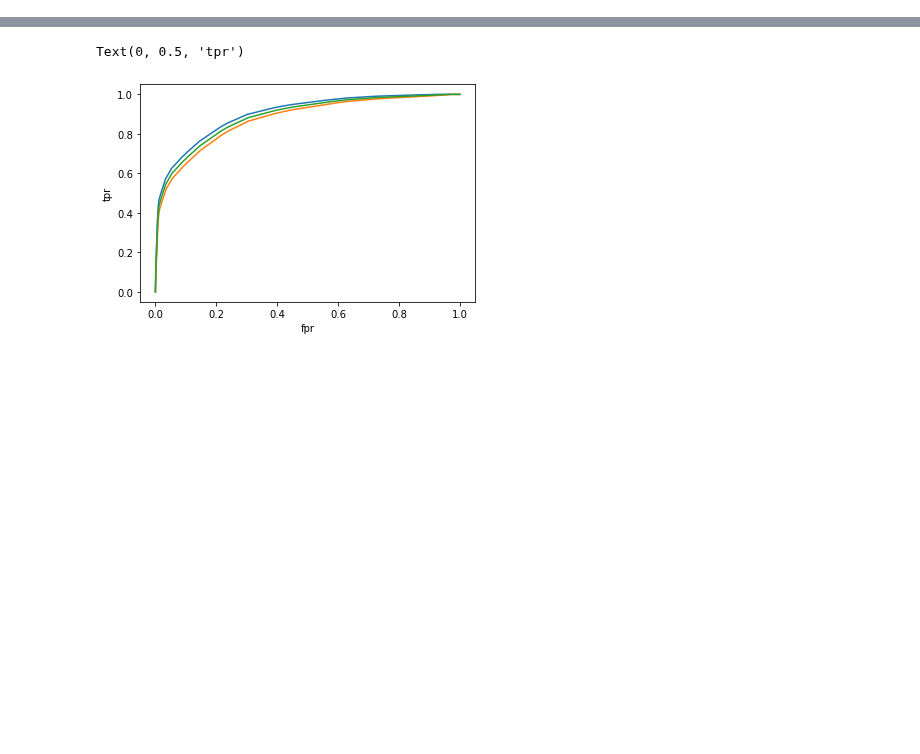
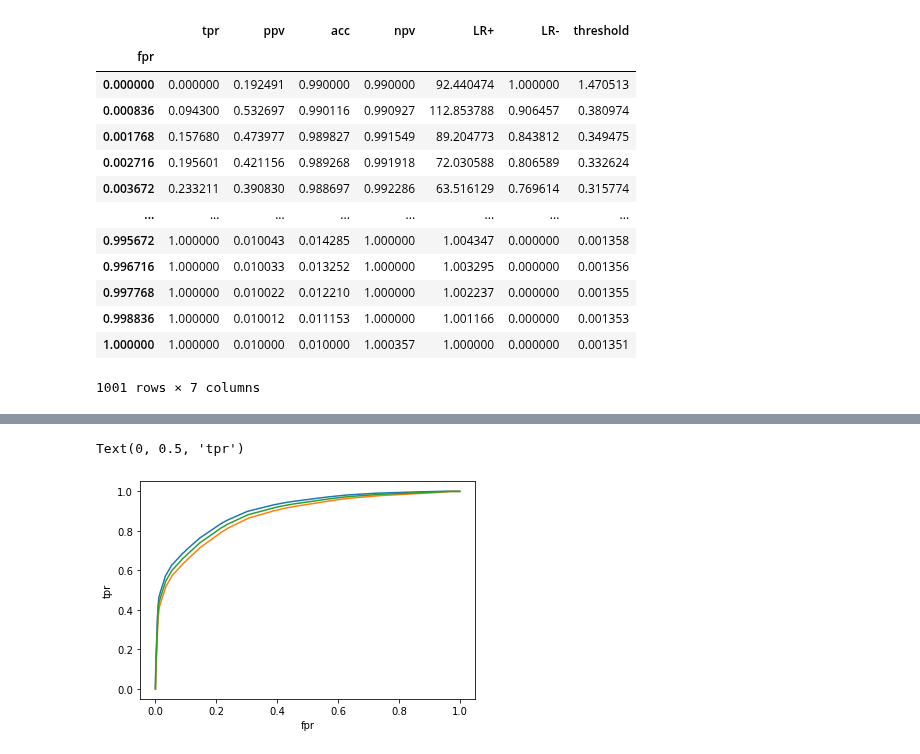
Before and after one commit to zeroknowledgediscovery/zedstat, a Jupyter notebook: examples/example1.ipynb, the cells around one changed output, grey strips where cells are left out. Saved outputs shown, nothing was run; the diff lists cells and outputs as text; code cells hidden in the pictures; blank space fills up the shorter version.

```diff
--- a/examples/example1.ipynb
+++ b/examples/example1.ipynb
@@ -22,3 +22,20 @@ zt.smooth(STEP=0.001)
 zt.allmeasures(interpolate=True)
 zt.usample(precision=3)
 zt.getBounds()
+# %%
+zt.df_lim['U']
+# %% [output]
+|  | tpr | ppv | acc | npv | LR+ | LR- | threshold |
+| fpr |  |  |  |  |  |  |  |
+| 0.000000 | 0.000000 | 0.192491 | 0.990000 | 0.990000 | 92.440474 | 1.000000 | 1.470513 |
+| 0.000836 | 0.094300 | 0.532697 | 0.990116 | 0.990927 | 112.853788 | 0.906457 | 0.380974 |
+| 0.001768 | 0.157680 | 0.473977 | 0.989827 | 0.991549 | 89.204773 | 0.843812 | 0.349475 |
+| 0.002716 | 0.195601 | 0.421156 | 0.989268 | 0.991918 | 72.030588 | 0.806589 | 0.332624 |
+| 0.003672 | 0.233211 | 0.390830 | 0.988697 | 0.992286 | 63.516129 | 0.769614 | 0.315774 |
+| ... | ... | ... | ... | ... | ... | ... | ... |
+| 0.995672 | 1.000000 | 0.010043 | 0.014285 | 1.000000 | 1.004347 | 0.000000 | 0.001358 |
+| 0.996716 | 1.000000 | 0.010033 | 0.013252 | 1.000000 | 1.003295 | 0.000000 | 0.001356 |
+| 0.997768 | 1.000000 | 0.010022 | 0.012210 | 1.000000 | 1.002237 | 0.000000 | 0.001355 |
+| 0.998836 | 1.000000 | 0.010012 | 0.011153 | 1.000000 | 1.001166 | 0.000000 | 0.001353 |
+| 1.000000 | 1.000000 | 0.010000 | 0.010000 | 1.000357 | 1.000000 | 0.000000 | 0.001351 |
+1001 rows × 7 columns
```
Also changed, not shown: parts of 6 cells of this notebook, 9 other files.
